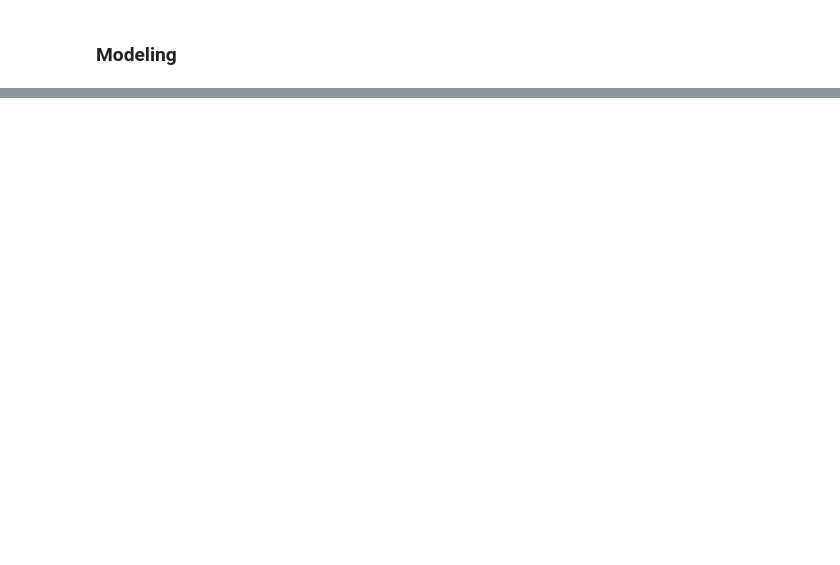
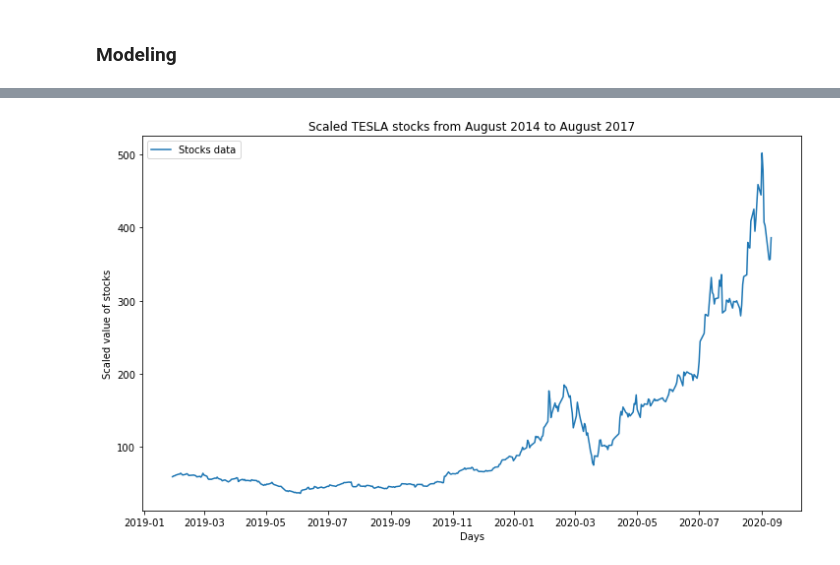
Before and after one commit to dataubc/stock_price_prediction, a Jupyter notebook: stock_prediction.ipynb, the cells around one changed output, grey strips where cells are left out. Cells and saved outputs as stored; diff of their text form; code cells hidden in the pictures; blank space fills up the shorter version.

```diff
--- a/stock_prediction.ipynb
+++ b/stock_prediction.ipynb
@@ -320,0 +310,2 @@ array(['371.3400', '366.2800', '330.2100', '418.3200', '407.0000',
+# %%
+df1 = yf.download('TSLA','2019-01-29','2020-09-11',interval='1d')
@@ -320,0 +331,10 @@ array(['371.3400', '366.2800', '330.2100', '418.3200', '407.0000',
+# %%
+plt.figure(figsize=(12,7))
+plt.title('Scaled TESLA stocks from August 2014 to August 2017')
+plt.xlabel('Days')
+plt.ylabel('Scaled value of stocks')
+plt.plot(df1['Open'], label='Stocks data')
+plt.legend()
+plt.show()
+# %% [output]
+[figure, added]
```
Also changed, not shown: parts of 34 cells of this notebook, 1 other file.
